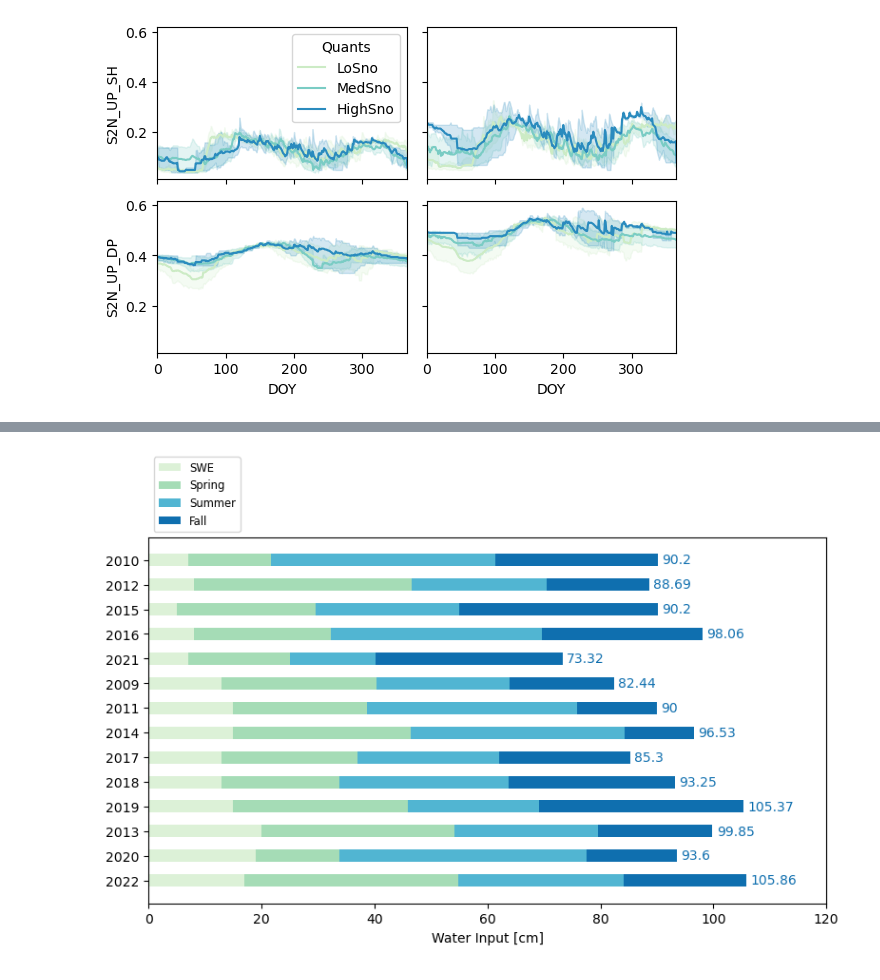
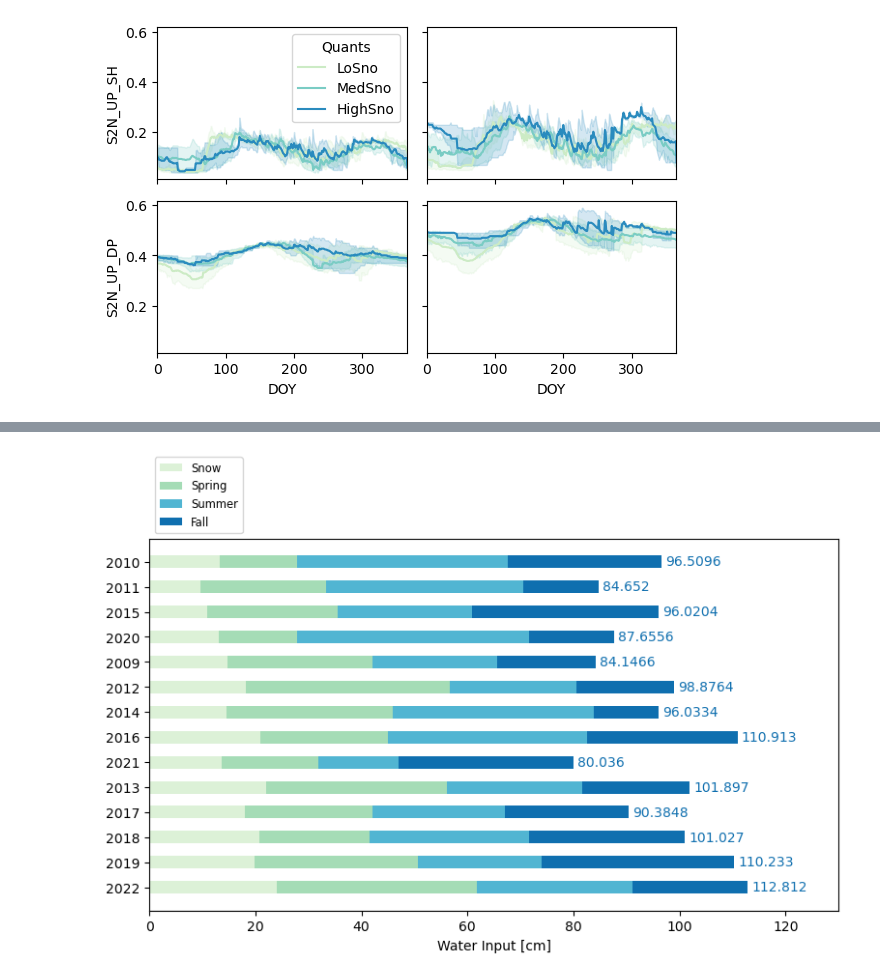
Before and after one commit to mwdjones/mef-snowhydro, a Jupyter notebook: Data and Codes/02_historicalsoilmoistanalysis.ipynb, the cells around one changed output, grey strips where cells are left out. Saved outputs shown, nothing was run; the diff lists cells and outputs as text; code cells hidden in the pictures.

```diff
--- a/Data and Codes/02_historicalsoilmoistanalysis.ipynb
+++ b/Data and Codes/02_historicalsoilmoistanalysis.ipynb
@@ -166,0 +215,4 @@ Text(0, 0.5, 'Peak annual SWE, [cm]')
+# %%
+#Bin by total annual snow inputs
+gr_snow_annual['Input_Quants'] = pd.qcut(gr_snow_annual.Snowfall_in, 3, labels = ['LoSno', 'MedSno', 'HighSno'])
+gr_snow_annual.head()
@@ -565,8 +717,8 @@ def plot_SM_Q(ax_i, ax_j, soilM):
     else: #high snow
         soiltemp_f = soiltemp[soiltemp.Quants == 'HighSno']
 
-    sns.lineplot(data = soiltemp_f, x = 'DOY', y = 'S2N_UP_SH', ax = axs[ax_j, ax_i], color = pal[2])
-    sns.lineplot(data = soiltemp_f, x = 'DOY', y = 'S2S_UP_SH', ax = axs[ax_j, ax_i], color = pal[4])
+    sns.lineplot(data = soiltemp_f, x = 'DOY', y = 'S2N', ax = axs[ax_j, ax_i], color = pal[2])
+    sns.lineplot(data = soiltemp_f, x = 'DOY', y = 'S2S', ax = axs[ax_j, ax_i], color = pal[4])
 
     ax2 = axs[ax_j, ax_i].twinx()
 
@@ -682,0 +978,5 @@ Comparison  Statistic  p-value  Lower CI  Upper CI
+# %%
+#Merge with snow data
+soilMoist_snowfrac = pd.merge(soilMoist_daily, gr_snow_annual[gr_snow_annual.Year > 2007], left_on = 'YEAR', right_on = 'Year', how = 'outer')
+soilMoist_snowfrac = soilMoist_snowfrac.drop('Year', axis = 1)
+soilMoist_snowfrac.head()
@@ -682,0 +991,5 @@ Comparison  Statistic  p-value  Lower CI  Upper CI
+# %%
+all_water_frac = pd.merge(soilMoist_snowfrac, streamHist_daily[streamHist_daily.Year > 2007], left_on = ['YEAR', 'DOY'], right_on = ['Year', 'DOY'],
+                     how = 'outer')
+all_water_frac = all_water_frac.drop('Year', axis = 1)
+all_water_frac.head()
@@ -699,24 +1093,29 @@ precip_grouped.head()
 # %%
+
 #Net Water Input Diagram - Hand done kill me now
-category_names = ['SWE', 'Spring', 'Summer', 'Fall']
+category_names = ['Snow', 'Spring', 'Summer', 'Fall']
+
+#Snow inputs from binning dataframe, years as defined by fraction_quants
 results = {
     #Lo Snow years
-    '2010': [7, 14.61, 39.72, 28.87],
-    '2012': [8, 38.53, 23.92, 18.24],
-    '2015': [5, 24.66, 25.41, 35.13],
-    '2016': [8, 24.21, 37.44, 28.41],
-    '2021': [7, 18.09, 15.13, 33.1],
+    '2010': [13.3096, 14.61, 39.72, 28.87],
+    '2011': [9.652, 23.71, 37.24, 14.05],
+    '2015': [10.8204, 24.66, 25.41, 35.13],
+    '2020': [13.0556, 14.74, 43.85, 16.01],
+
     #Med Snow years
-    '2009': [13, 27.29, 23.69, 18.46],
-    '2011': [15, 23.71, 37.24, 14.05],
-    '2014': [15, 31.34, 37.91, 12.28],
-    '2017': [13, 23.99, 25.06, 23.25],
-    '2018': [13, 20.81, 30, 29.44],
-    '2019': [15, 30.87, 23.25, 36.25],
+    '2009': [14.7066, 27.29, 23.69, 18.46],
+    '2012': [18.1864, 38.53, 23.92, 18.24],
+    '2014': [14.5034, 31.34, 37.91, 12.28],
+    '2016': [20.8534, 24.21, 37.44, 28.41],
+    '2021': [13.716, 18.09, 15.13, 33.1],
+
     #High Snow years
-    '2013': [20, 34.12, 25.43, 20.3],
-    '2020': [19, 14.74, 43.85, 16.01],
-    '2022': [17, 37.83, 29.26, 21.77]
+    '2013': [22.0472, 34.12, 25.43, 20.3],
+    '2017': [18.0848, 23.99, 25.06, 23.25],
+    '2018': [20.7772, 20.81, 30, 29.44],
+    '2019': [19.8628, 30.87, 23.25, 36.25],
+    '2022': [23.9522, 37.83, 29.26, 21.77]
 }
 
 
@@ -734,32 +1133,32 @@ def survey(results, category_names):
     labels = list(results.keys())
     data = np.array(list(results.values()))
     data_cum = data.cumsum(axis=1)
     category_colors = plt.colormaps['GnBu'](
         np.linspace(0.15, 0.85, data.shape[1]))
 
     fig, ax = plt.subplots(figsize=(9.2, 5))
     ax.invert_yaxis()
 
     for i, (colname, color) in enumerate(zip(category_names, category_colors)):
         widths = data[:, i]
         starts = data_cum[:, i] - widths
         rects = ax.barh(labels, widths, left=starts, height=0.5,
                         label=colname, color=color)
 
         if(i == 3):
             ax.bar_label(rects, color=color, padding = 3)
 
     ax.legend(bbox_to_anchor=(0, 1),
               loc='lower left', fontsize='small')
 
-    ax.set_xlim(0, 120)
+    ax.set_xlim(0, 130)
     ax.set_xlabel('Water Input [cm]')
 
     return fig, ax
 
 
 survey(results, category_names)
 plt.savefig('../Figures/HistoricalFigs/NetWaterInput.pdf', bbox_inches = 'tight')
 plt.show()
 # %% [output]
-[figure, old version]
+[figure, new version]
```
Also changed, not shown: parts of 38 cells of this notebook, 19 other files.
